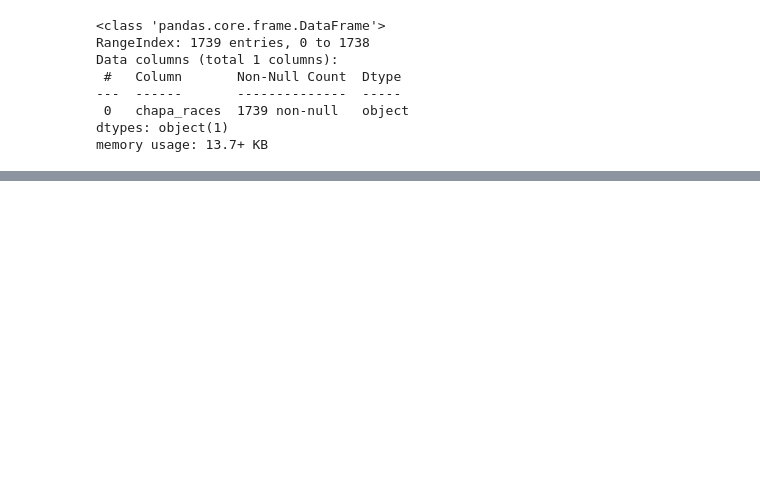
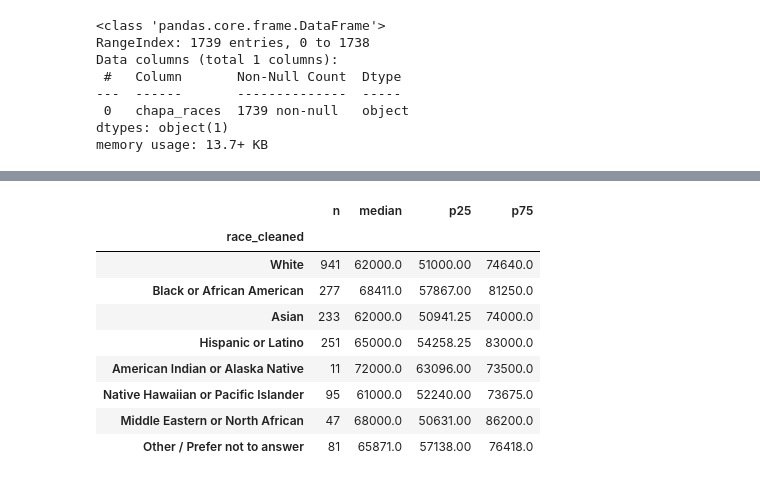
Before and after one commit to BU-Spark/pitne-affordable-housing-efficacy, a Jupyter notebook: fa25-team-a/eda/Rohan_EDA_RaceCleaning_2021_25.ipynb, the cells around one changed output, grey strips where cells are left out. Drawn from its saved outputs; the diff is of its cells as text; code cells hidden in the pictures; blank space fills up the shorter version.

```diff
--- a/fa25-team-a/eda/Rohan_EDA_RaceCleaning_2021_25.ipynb
+++ b/fa25-team-a/eda/Rohan_EDA_RaceCleaning_2021_25.ipynb
@@ -283,0 +337,20 @@ df_exploded.groupby('race_cleaned')['hh_income'].describe(percentiles=[.25,.5,.7
+# %%
+q = df_exploded.groupby('race_cleaned')['hh_income_clipped']
+summary = pd.DataFrame({
+    "n": q.size(),
+    "median": q.median(),
+    "p25": q.quantile(0.25),
+    "p75": q.quantile(0.75)
+}).loc[race_order]
+summary
+# %% [output]
+|  | n | median | p25 | p75 |
+| race_cleaned |  |  |  |  |
+| White | 941 | 62000.0 | 51000.00 | 74640.0 |
+| Black or African American | 277 | 68411.0 | 57867.00 | 81250.0 |
+| Asian | 233 | 62000.0 | 50941.25 | 74000.0 |
+| Hispanic or Latino | 251 | 65000.0 | 54258.25 | 83000.0 |
+| American Indian or Alaska Native | 11 | 72000.0 | 63096.00 | 73500.0 |
+| Native Hawaiian or Pacific Islander | 95 | 61000.0 | 52240.00 | 73675.0 |
+| Middle Eastern or North African | 47 | 68000.0 | 50631.00 | 86200.0 |
+| Other / Prefer not to answer | 81 | 65871.0 | 57138.00 | 76418.0 |
```
Also changed, not shown: parts of 22 cells of this notebook.
